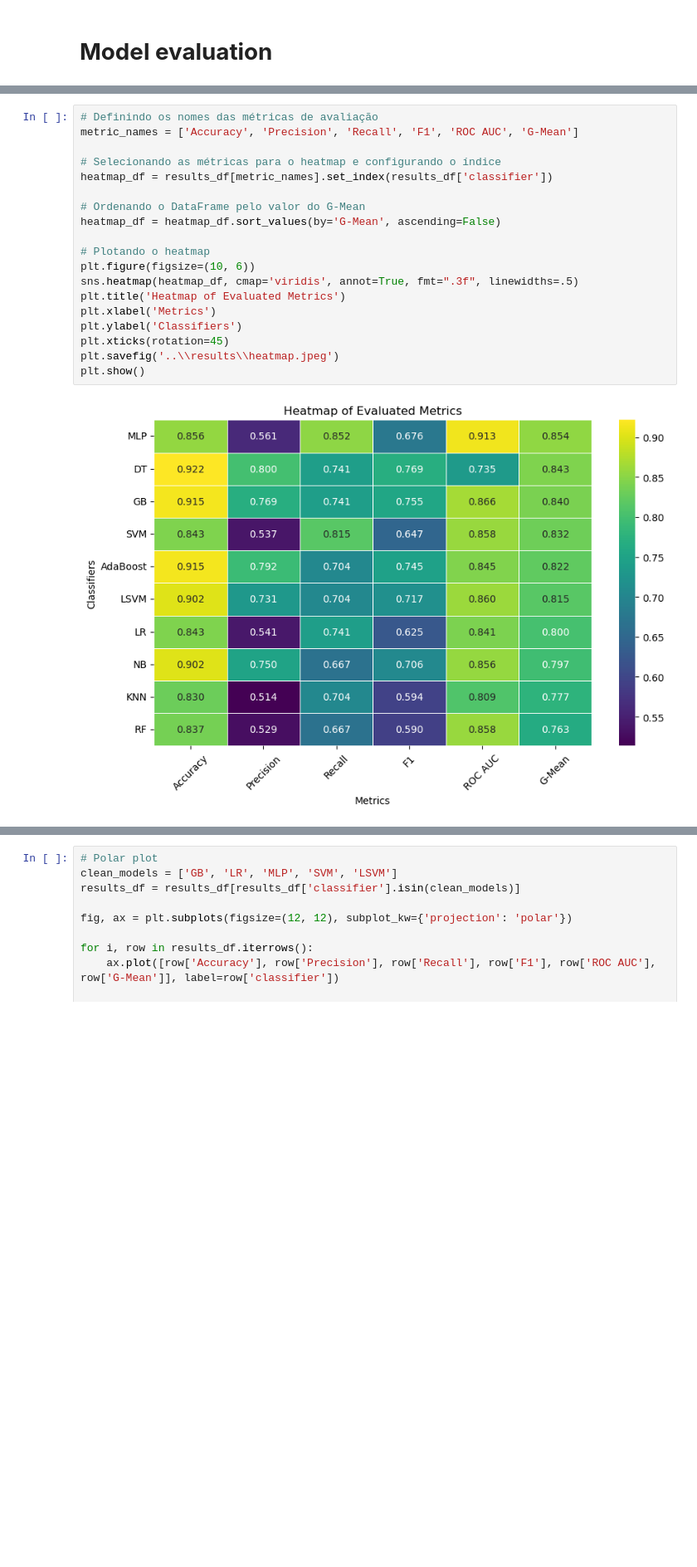
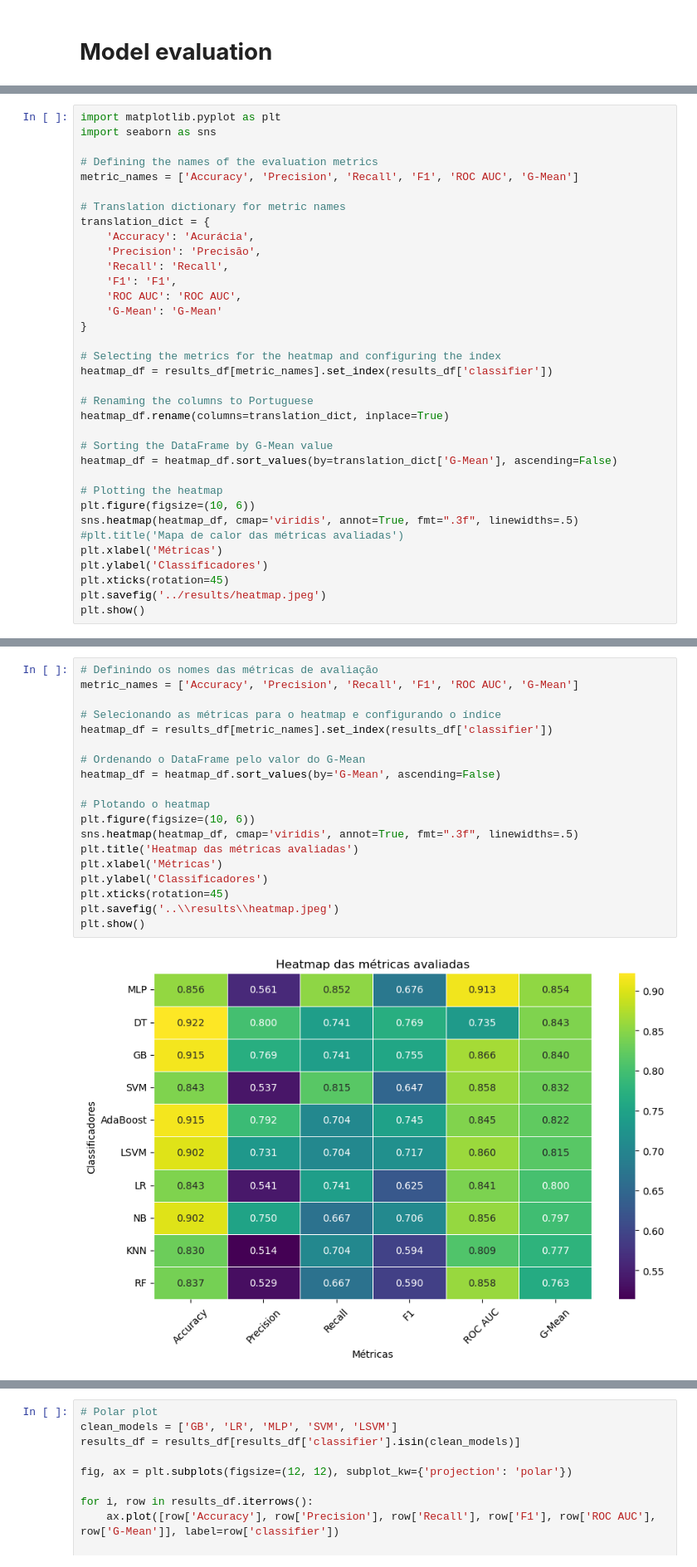
Before and after one commit to MatheusABomfim/MBL2_ML_HTLV, a Jupyter notebook: scripts/3_MEST_HTLV+MBL2+CLINICAL_Evaluation_metrics.ipynb, the cells around one changed output, grey strips where cells are left out. Shown at 83% size. Drawn from its saved outputs; the diff is of its cells as text; blank space fills up the shorter version.

```diff
--- a/scripts/3_MEST_HTLV+MBL2+CLINICAL_Evaluation_metrics.ipynb
+++ b/scripts/3_MEST_HTLV+MBL2+CLINICAL_Evaluation_metrics.ipynb
@@ -188 +188,36 @@ print(results_df)
 9       LSVM  0.901961   0.730769  0.703704  0.716981  0.860376  0.815236
+# %%
+import matplotlib.pyplot as plt
+import seaborn as sns
+
+# Defining the names of the evaluation metrics
+metric_names = ['Accuracy', 'Precision', 'Recall', 'F1', 'ROC AUC', 'G-Mean']
+
+# Translation dictionary for metric names
+translation_dict = {
+    'Accuracy': 'Acurácia',
+    'Precision': 'Precisão',
+    'Recall': 'Recall',
+    'F1': 'F1',
+    'ROC AUC': 'ROC AUC',
+    'G-Mean': 'G-Mean'
+}
+
+# Selecting the metrics for the heatmap and configuring the index
+heatmap_df = results_df[metric_names].set_index(results_df['classifier'])
+
+# Renaming the columns to Portuguese
+heatmap_df.rename(columns=translation_dict, inplace=True)
+
+# Sorting the DataFrame by G-Mean value
+heatmap_df = heatmap_df.sort_values(by=translation_dict['G-Mean'], ascending=False)
+
+# Plotting the heatmap
+plt.figure(figsize=(10, 6))
+sns.heatmap(heatmap_df, cmap='viridis', annot=True, fmt=".3f", linewidths=.5)
+#plt.title('Mapa de calor das métricas avaliadas')
+plt.xlabel('Métricas')
+plt.ylabel('Classificadores')
+plt.xticks(rotation=45)
+plt.savefig('../results/heatmap.jpeg')
+plt.show()
@@ -189,21 +226,21 @@ print(results_df)
 # %%
 # Definindo os nomes das métricas de avaliação
 metric_names = ['Accuracy', 'Precision', 'Recall', 'F1', 'ROC AUC', 'G-Mean']
 
 # Selecionando as métricas para o heatmap e configurando o índice
 heatmap_df = results_df[metric_names].set_index(results_df['classifier'])
 
 # Ordenando o DataFrame pelo valor do G-Mean
 heatmap_df = heatmap_df.sort_values(by='G-Mean', ascending=False)
 
 # Plotando o heatmap
 plt.figure(figsize=(10, 6))
 sns.heatmap(heatmap_df, cmap='viridis', annot=True, fmt=".3f", linewidths=.5)
-plt.title('Heatmap of Evaluated Metrics')
-plt.xlabel('Metrics')
-plt.ylabel('Classifiers')
+plt.title('Heatmap das métricas avaliadas')
+plt.xlabel('Métricas')
+plt.ylabel('Classificadores')
 plt.xticks(rotation=45)
 plt.savefig('..\\results\\heatmap.jpeg')
 plt.show()
 # %% [output]
-[figure, old version]
+[figure, new version]
```
Also changed, not shown: parts of 9 cells of this notebook.
